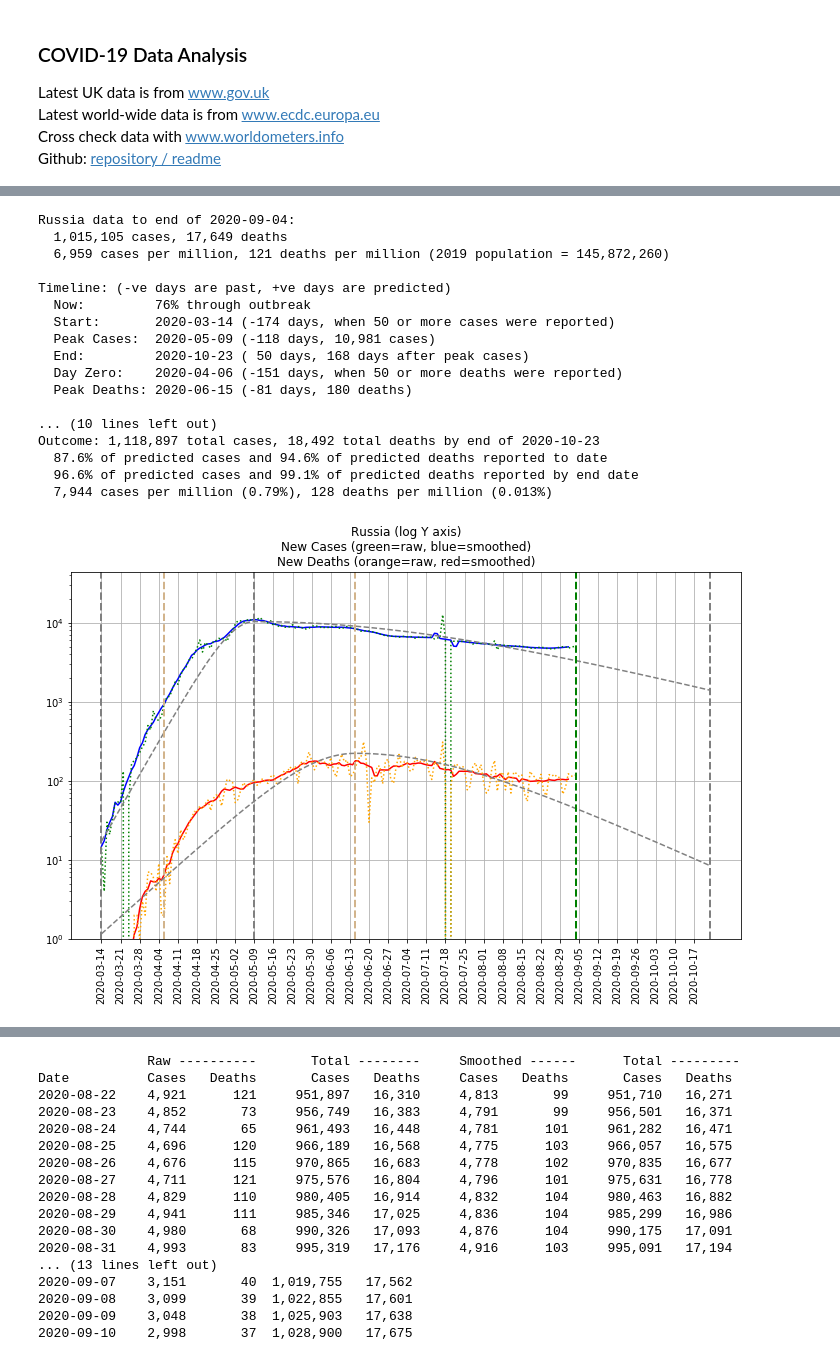
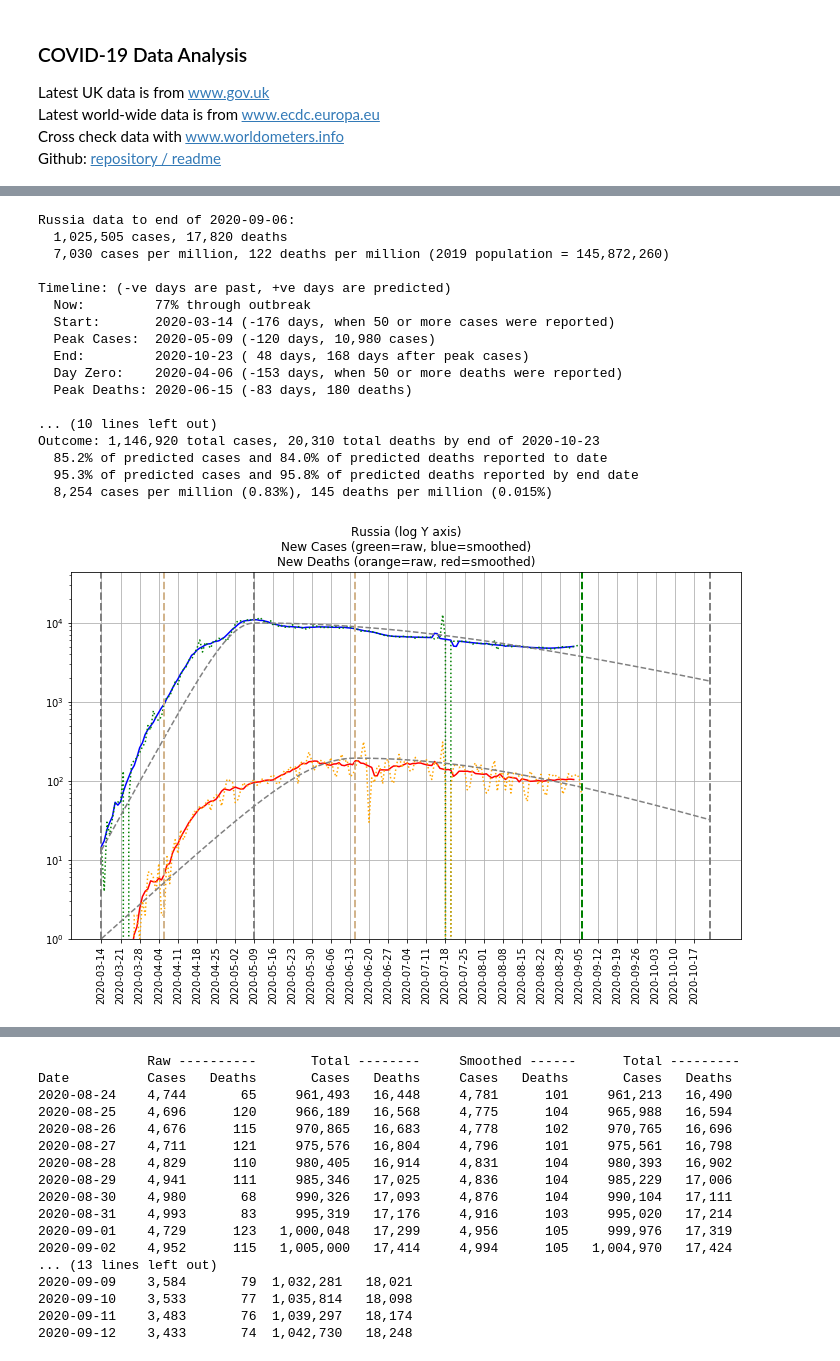
Before and after one commit to TonyM1958/covid19, a Jupyter notebook: world.ipynb, the cells around one changed output, grey strips where cells are left out. Saved outputs shown, nothing was run; the diff lists cells and outputs as text; code cells hidden in the pictures.

```diff
--- a/world.ipynb
+++ b/world.ipynb
@@ -51,21 +51,21 @@ Date          Cases   Deaths       Cases   Deaths     Cases   Deaths       Cases
 # %%
-covid.Region(geoId='RU', dilation=2, d_cases=7).analyse()
+covid.Region(geoId='RU', dilation=3, d_cases=8).analyse()
 # %% [output]
-Russia data to end of 2020-09-04:
-  1,015,105 cases, 17,649 deaths
-  6,959 cases per million, 121 deaths per million (2019 population = 145,872,260)
+Russia data to end of 2020-09-06:
+  1,025,505 cases, 17,820 deaths
+  7,030 cases per million, 122 deaths per million (2019 population = 145,872,260)
 
 Timeline: (-ve days are past, +ve days are predicted)
-  Now:         76% through outbreak
-  Start:       2020-03-14 (-174 days, when 50 or more cases were reported)
-  Peak Cases:  2020-05-09 (-118 days, 10,981 cases)
-  End:         2020-10-23 ( 50 days, 168 days after peak cases)
-  Day Zero:    2020-04-06 (-151 days, when 50 or more deaths were reported)
-  Peak Deaths: 2020-06-15 (-81 days, 180 deaths)
+  Now:         77% through outbreak
+  Start:       2020-03-14 (-176 days, when 50 or more cases were reported)
+  Peak Cases:  2020-05-09 (-120 days, 10,980 cases)
+  End:         2020-10-23 ( 48 days, 168 days after peak cases)
+  Day Zero:    2020-04-06 (-153 days, when 50 or more deaths were reported)
+  Peak Deaths: 2020-06-15 (-83 days, 180 deaths)
 
 ... (10 lines left out)
-Outcome: 1,118,897 total cases, 18,492 total deaths by end of 2020-10-23
-  87.6% of predicted cases and 94.6% of predicted deaths reported to date
-  96.6% of predicted cases and 99.1% of predicted deaths reported by end date
-  7,944 cases per million (0.79%), 128 deaths per million (0.013%)
+Outcome: 1,146,920 total cases, 20,310 total deaths by end of 2020-10-23
+  85.2% of predicted cases and 84.0% of predicted deaths reported to date
+  95.3% of predicted cases and 95.8% of predicted deaths reported by end date
+  8,254 cases per million (0.83%), 145 deaths per million (0.015%)
-[figure, old version]
+[figure, new version]
@@ -73,18 +73,18 @@ Outcome: 1,118,897 total cases, 18,492 total deaths by end of 2020-10-23
               Raw ----------       Total --------     Smoothed ------      Total ---------
 Date          Cases   Deaths       Cases   Deaths     Cases   Deaths       Cases   Deaths
-2020-08-22    4,921      121     951,897   16,310     4,813       99     951,710   16,271
-2020-08-23    4,852       73     956,749   16,383     4,791       99     956,501   16,371
-2020-08-24    4,744       65     961,493   16,448     4,781      101     961,282   16,471
-2020-08-25    4,696      120     966,189   16,568     4,775      103     966,057   16,575
-2020-08-26    4,676      115     970,865   16,683     4,778      102     970,835   16,677
-2020-08-27    4,711      121     975,576   16,804     4,796      101     975,631   16,778
-2020-08-28    4,829      110     980,405   16,914     4,832      104     980,463   16,882
-2020-08-29    4,941      111     985,346   17,025     4,836      104     985,299   16,986
-2020-08-30    4,980       68     990,326   17,093     4,876      104     990,175   17,091
-2020-08-31    4,993       83     995,319   17,176     4,916      103     995,091   17,194
+2020-08-24    4,744       65     961,493   16,448     4,781      101     961,213   16,490
+2020-08-25    4,696      120     966,189   16,568     4,775      104     965,988   16,594
+2020-08-26    4,676      115     970,865   16,683     4,778      102     970,765   16,696
+2020-08-27    4,711      121     975,576   16,804     4,796      101     975,561   16,798
+2020-08-28    4,829      110     980,405   16,914     4,831      104     980,393   16,902
+2020-08-29    4,941      111     985,346   17,025     4,836      104     985,229   17,006
+2020-08-30    4,980       68     990,326   17,093     4,876      104     990,104   17,111
+2020-08-31    4,993       83     995,319   17,176     4,916      103     995,020   17,214
+2020-09-01    4,729      123   1,000,048   17,299     4,956      105     999,976   17,319
+2020-09-02    4,952      115   1,005,000   17,414     4,994      105   1,004,970   17,424
 ... (13 lines left out)
-2020-09-07    3,151       40  1,019,755   17,562
-2020-09-08    3,099       39  1,022,855   17,601
-2020-09-09    3,048       38  1,025,903   17,638
-2020-09-10    2,998       37  1,028,900   17,675
+2020-09-09    3,584       79  1,032,281   18,021
+2020-09-10    3,533       77  1,035,814   18,098
+2020-09-11    3,483       76  1,039,297   18,174
+2020-09-12    3,433       74  1,042,730   18,248
 # %%
```
Also changed, not shown: parts of 13 cells of this notebook, 2 other files.
